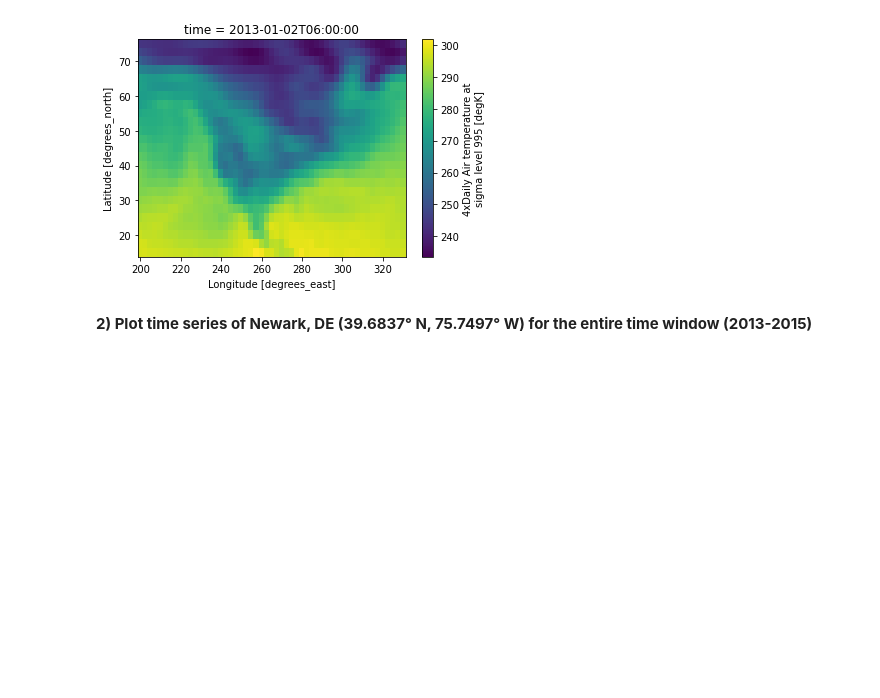
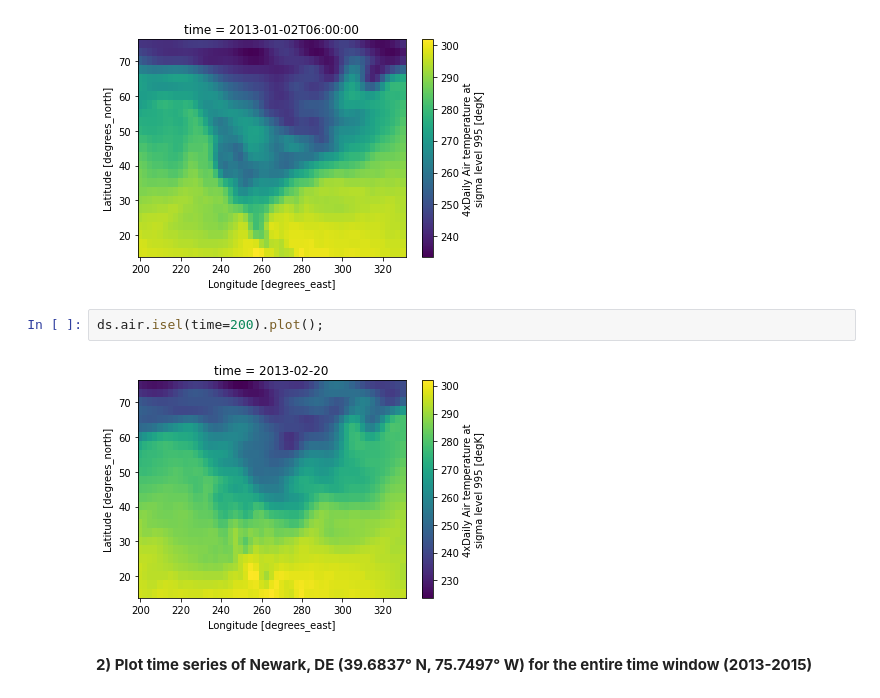
Before and after one commit to kleeresearch/Python, a Jupyter notebook: 3_Python_Week3_Xarray.ipynb, the cells around one changed output. Saved outputs shown, nothing was run; the diff lists cells and outputs as text; blank space fills up the shorter version.

```diff
--- a/3_Python_Week3_Xarray.ipynb
+++ b/3_Python_Week3_Xarray.ipynb
@@ -440,5 +440,9 @@ ds.air.sel(time='2013-01-02T06:00').plot()
 # %% [output]
 <matplotlib.collections.QuadMesh at 0x...>
 [figure]
+# %%
+ds.air.isel(time=200).plot();
+# %% [output]
+[figure, added]
 # %% [markdown]
 **2) Plot time series of Newark, DE (39.6837° N, 75.7497° W) for the entire time window (2013-2015)**
```
Also changed, not shown: parts of 6 cells of this notebook.
